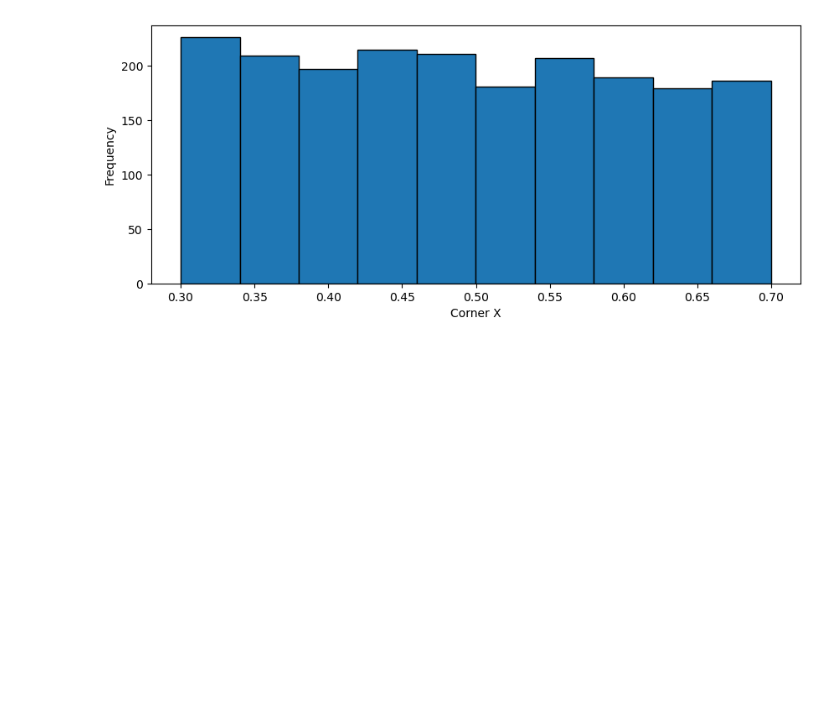
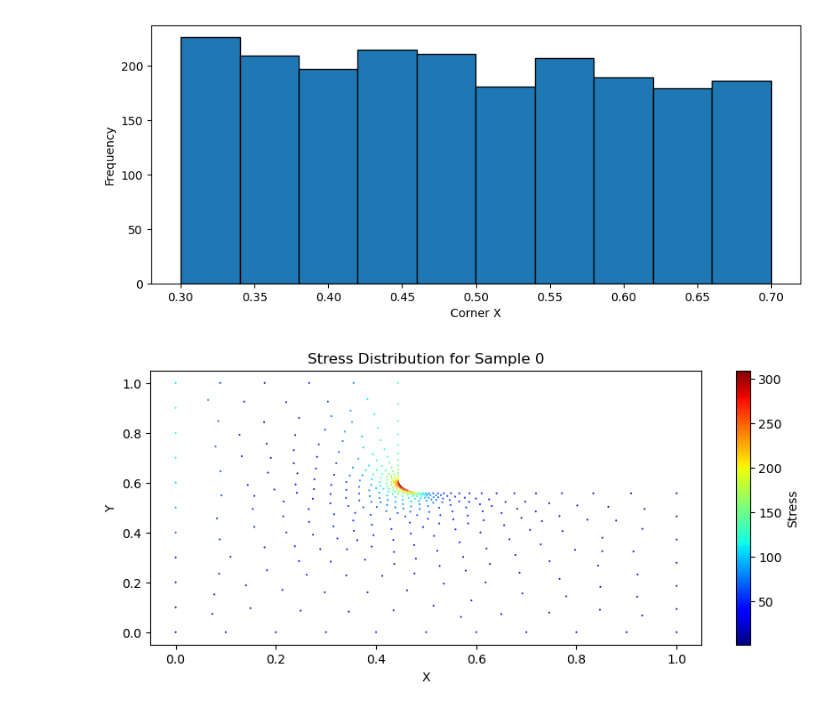
Before and after one commit to Abdullasmf/PointNetMLP_Paper1, a Jupyter notebook: L_Bracket/Geom_Val.ipynb, the cells around one changed output. Cells and saved outputs as stored; diff of their text form; code cells hidden in the pictures; blank space fills up the shorter version.

```diff
--- a/L_Bracket/Geom_Val.ipynb
+++ b/L_Bracket/Geom_Val.ipynb
@@ -7,7 +7,7 @@ import matplotlib.tri as tri
 filename = "L_bracket_stress.h5"
 def load_all_samples(filename):
     all_data = []
-
+    coord_stress_list = []
     with h5py.File(filename, 'r') as hf:
         # Sort keys to ensure numerical order (sample_0, sample_1, ...)
         # splitting by '_' and taking the last part ensures 'sample_10' comes after 'sample_2'
@@ -24,17 +24,19 @@ def load_all_samples(filename):
                 'stress': group['stress'][:],  # (N, 1)
                 'corner': group['corner'][:]   # (2,)
             }
+            coord_stress = np.hstack((sample['points'], sample['stress']))  # (N, 3)
+            coord_stress_list.append(coord_stress)
             all_data.append(sample)
 
-    return all_data
+    return coord_stress_list, all_data
 
 # Load everything
-dataset = load_all_samples("L_bracket_stress.h5")
+coord_stress_list, all_data = load_all_samples("L_bracket_stress.h5")
 
 # Verification
-print(f"\nLoaded {len(dataset)} samples successfully.")
-print(f"Sample 0 node count: {dataset[0]['points'].shape[0]}")
-print(f"Sample 1 node count: {dataset[1]['points'].shape[0]} (Note: N varies per mesh)")
+print(f"\nLoaded {len(all_data)} samples successfully.")
+print(f"Sample 0 node count: {all_data[0]['points'].shape[0]}")
+print(f"Sample 1 node count: {all_data[1]['points'].shape[0]} (Note: N varies per mesh)")
 # %% [output]
 Found 2000 samples. Loading...
 
@@ -70,3 +53,14 @@ plt.ylabel('Frequency')
 plt.show()
 # %% [output]
 [figure]
+# %%
+n = 5
+plt.figure(figsize=(10,4))
+plt.scatter(coord_stress_list[n][:, 0], coord_stress_list[n][:, 1], c=coord_stress_list[n][:, 2], cmap='jet', marker='.', s=1)
+plt.colorbar(label='Stress')
+plt.xlabel('X')
+plt.ylabel('Y')
+plt.title('Stress Distribution for Sample 0')
+plt.show()
+# %% [output]
+[figure, added]
```
Also changed, not shown: parts of 2 cells of this notebook, 17 other files.
